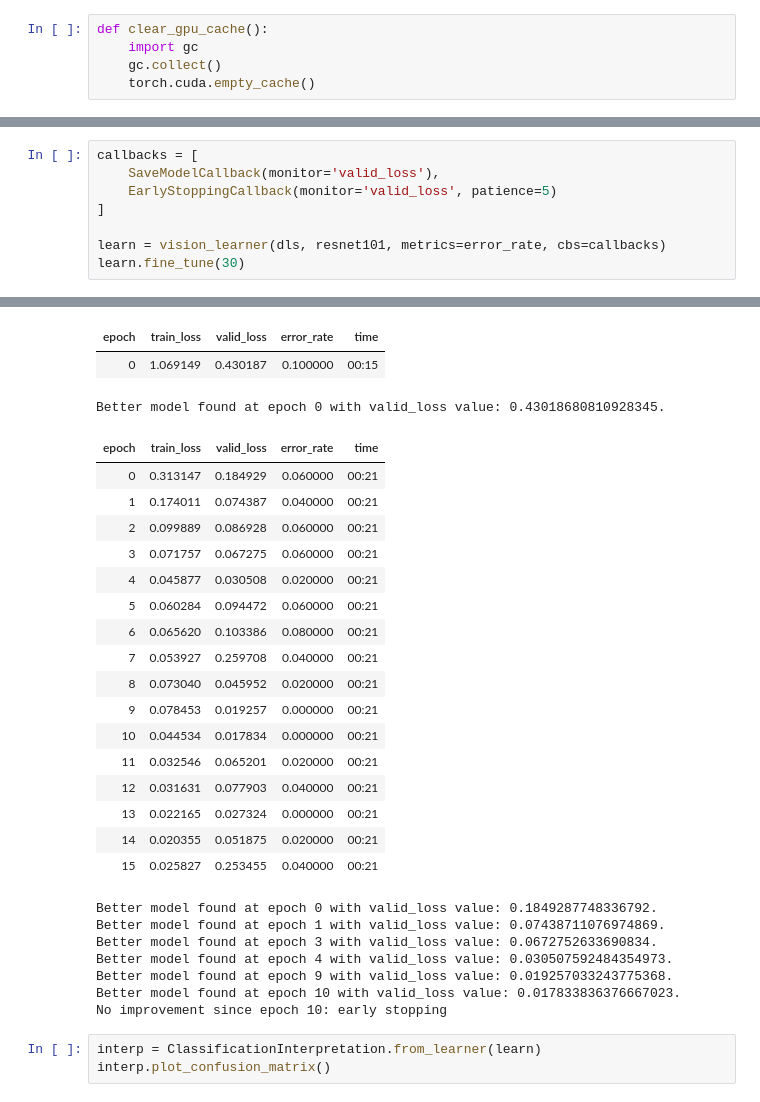
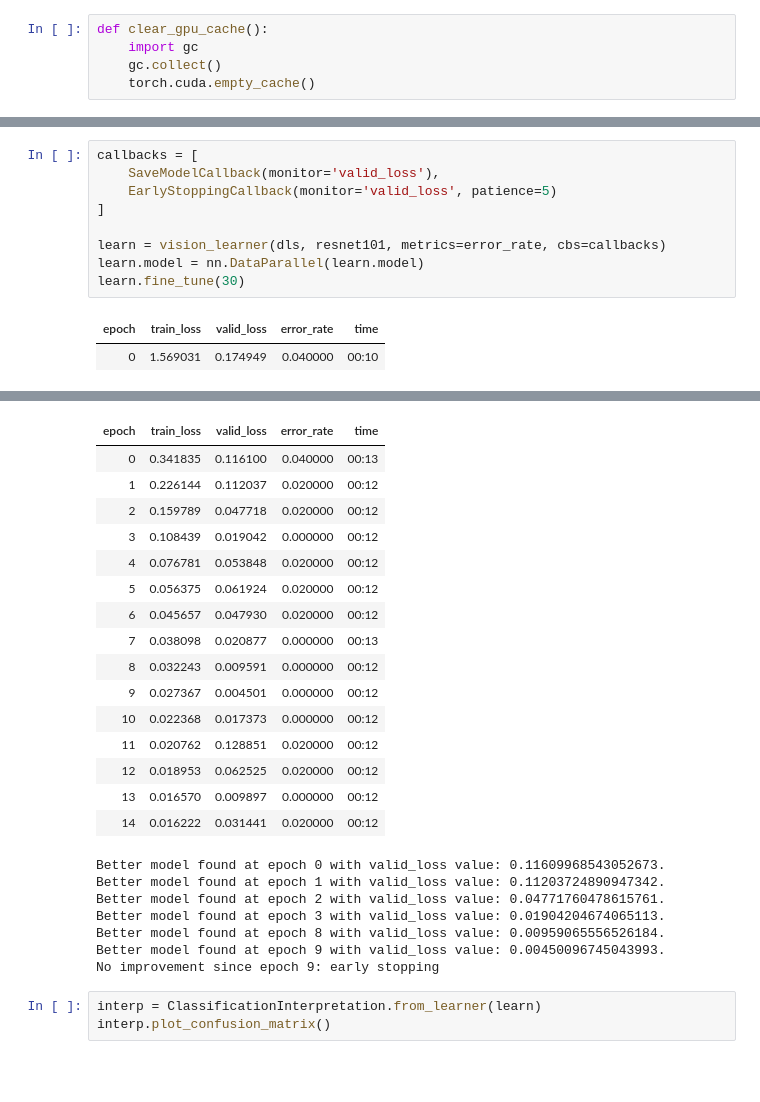
Before and after one commit to rahuliyer/ai_experiments, a Jupyter notebook: big_cats_classifier/big_cats_classifier.ipynb, the cells around one changed output, grey strips where cells are left out. Cells and saved outputs as stored; diff of their text form; blank space fills up the shorter version.

```diff
--- a/big_cats_classifier/big_cats_classifier.ipynb
+++ b/big_cats_classifier/big_cats_classifier.ipynb
@@ -70,5 +70,8 @@ callbacks = [
 ]
 
 learn = vision_learner(dls, resnet101, metrics=error_rate, cbs=callbacks)
+learn.model = nn.DataParallel(learn.model)
 learn.fine_tune(30)
 # %% [output]
+| epoch | train_loss | valid_loss | error_rate | time |
+| 0 | 1.569031 | 0.174949 | 0.040000 | 00:10 |
@@ -76,30 +79,26 @@ Downloading: "https://download.pytorch.org/models/resnet101-cd907fc2.pth" to /ho
-| epoch | train_loss | valid_loss | error_rate | time |
-| 0 | 1.069149 | 0.430187 | 0.100000 | 00:15 |
+| epoch | train_loss | valid_loss | error_rate | time |
+| 0 | 0.341835 | 0.116100 | 0.040000 | 00:13 |
+| 1 | 0.226144 | 0.112037 | 0.020000 | 00:12 |
+| 2 | 0.159789 | 0.047718 | 0.020000 | 00:12 |
+| 3 | 0.108439 | 0.019042 | 0.000000 | 00:12 |
+| 4 | 0.076781 | 0.053848 | 0.020000 | 00:12 |
+| 5 | 0.056375 | 0.061924 | 0.020000 | 00:12 |
+| 6 | 0.045657 | 0.047930 | 0.020000 | 00:12 |
+| 7 | 0.038098 | 0.020877 | 0.000000 | 00:13 |
+| 8 | 0.032243 | 0.009591 | 0.000000 | 00:12 |
+| 9 | 0.027367 | 0.004501 | 0.000000 | 00:12 |
+| 10 | 0.022368 | 0.017373 | 0.000000 | 00:12 |
+| 11 | 0.020762 | 0.128851 | 0.020000 | 00:12 |
+| 12 | 0.018953 | 0.062525 | 0.020000 | 00:12 |
+| 13 | 0.016570 | 0.009897 | 0.000000 | 00:12 |
+| 14 | 0.016222 | 0.031441 | 0.020000 | 00:12 |
-Better model found at epoch 0 with valid_loss value: 0.43018680810928345.
+Better model found at epoch 0 with valid_loss value: 0.11609968543052673.
+Better model found at epoch 1 with valid_loss value: 0.11203724890947342.
+Better model found at epoch 2 with valid_loss value: 0.04771760478615761.
+Better model found at epoch 3 with valid_loss value: 0.01904204674065113.
+Better model found at epoch 8 with valid_loss value: 0.00959065556526184.
+Better model found at epoch 9 with valid_loss value: 0.00450096745043993.
+No improvement since epoch 9: early stopping
-| epoch | train_loss | valid_loss | error_rate | time |
-| 0 | 0.313147 | 0.184929 | 0.060000 | 00:21 |
-| 1 | 0.174011 | 0.074387 | 0.040000 | 00:21 |
-| 2 | 0.099889 | 0.086928 | 0.060000 | 00:21 |
-| 3 | 0.071757 | 0.067275 | 0.060000 | 00:21 |
-| 4 | 0.045877 | 0.030508 | 0.020000 | 00:21 |
-| 5 | 0.060284 | 0.094472 | 0.060000 | 00:21 |
-| 6 | 0.065620 | 0.103386 | 0.080000 | 00:21 |
-| 7 | 0.053927 | 0.259708 | 0.040000 | 00:21 |
-| 8 | 0.073040 | 0.045952 | 0.020000 | 00:21 |
-| 9 | 0.078453 | 0.019257 | 0.000000 | 00:21 |
-| 10 | 0.044534 | 0.017834 | 0.000000 | 00:21 |
-| 11 | 0.032546 | 0.065201 | 0.020000 | 00:21 |
-| 12 | 0.031631 | 0.077903 | 0.040000 | 00:21 |
-| 13 | 0.022165 | 0.027324 | 0.000000 | 00:21 |
-| 14 | 0.020355 | 0.051875 | 0.020000 | 00:21 |
-| 15 | 0.025827 | 0.253455 | 0.040000 | 00:21 |
-Better model found at epoch 0 with valid_loss value: 0.1849287748336792.
-Better model found at epoch 1 with valid_loss value: 0.07438711076974869.
-Better model found at epoch 3 with valid_loss value: 0.0672752633690834.
-Better model found at epoch 4 with valid_loss value: 0.030507592484354973.
-Better model found at epoch 9 with valid_loss value: 0.019257033243775368.
-Better model found at epoch 10 with valid_loss value: 0.017833836376667023.
-No improvement since epoch 10: early stopping
 # %%
 interp = ClassificationInterpretation.from_learner(learn)
 interp.plot_confusion_matrix()
```
Also changed, not shown: parts of 8 cells of this notebook.
